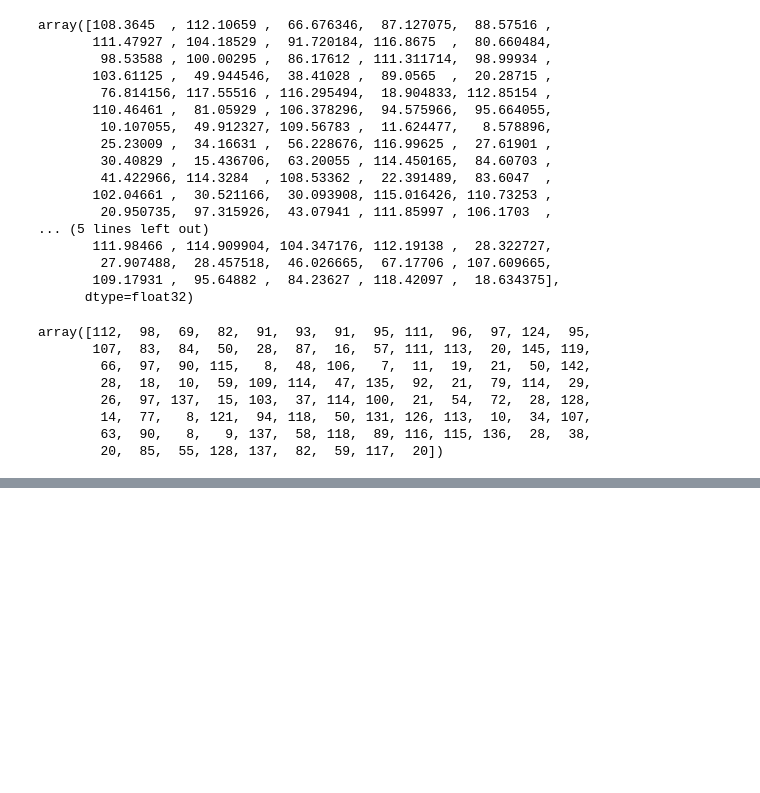
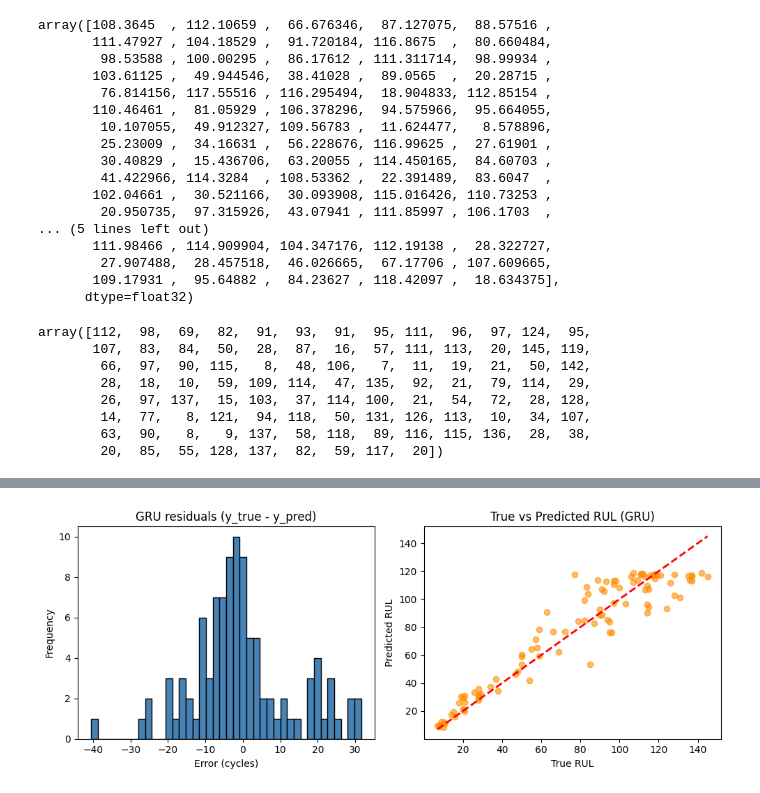
Before and after one commit to Abdo0213/GTC-Predictive-Maintenance, a Jupyter notebook: Notebooks/GTC_fianl_FD001.ipynb, the cells around one changed output, grey strips where cells are left out. Drawn from its saved outputs; the diff is of its cells as text; code cells hidden in the pictures; blank space fills up the shorter version.

```diff
--- a/Notebooks/GTC_fianl_FD001.ipynb
+++ b/Notebooks/GTC_fianl_FD001.ipynb
@@ -480,0 +538,24 @@ array([112,  98,  69,  82,  91,  93,  91,  95, 111,  96,  97, 124,  95,
+# %%
+# Residuals & True vs Predicted Plots
+plt.figure(figsize=(10,4))
+
+# Residuals histogram
+plt.subplot(1,2,1)
+plt.hist((y_test_lstm - y_pred_gru), bins=40, color="steelblue", edgecolor="black")
+plt.title('GRU residuals (y_true - y_pred)')
+plt.xlabel('Error (cycles)')
+plt.ylabel('Frequency')
+
+# True vs Predicted scatter
+plt.subplot(1,2,2)
+plt.scatter(y_test_lstm, y_pred_gru, alpha=0.6, color="darkorange")
+plt.plot([y_test_lstm.min(), y_test_lstm.max()],
+         [y_test_lstm.min(), y_test_lstm.max()], 'r--', lw=2)
+plt.xlabel('True RUL')
+plt.ylabel('Predicted RUL')
+plt.title('True vs Predicted RUL (GRU)')
+
+plt.tight_layout()
+plt.show()
+# %% [output]
+[figure, added]
```
Also changed, not shown: parts of 13 cells of this notebook, 10 other files.
